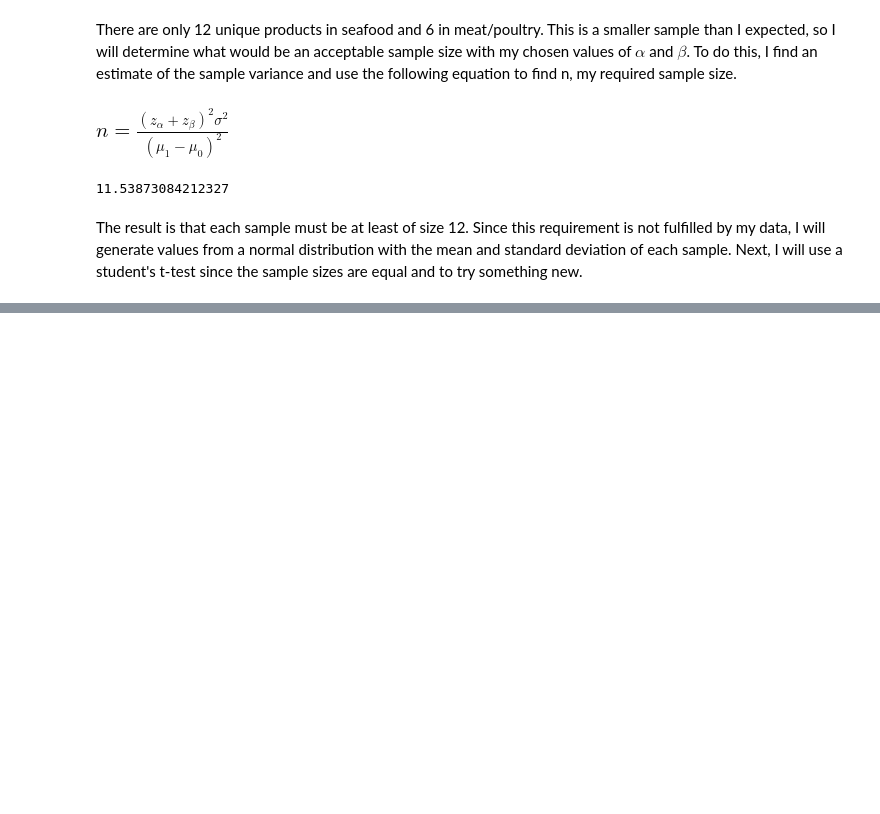
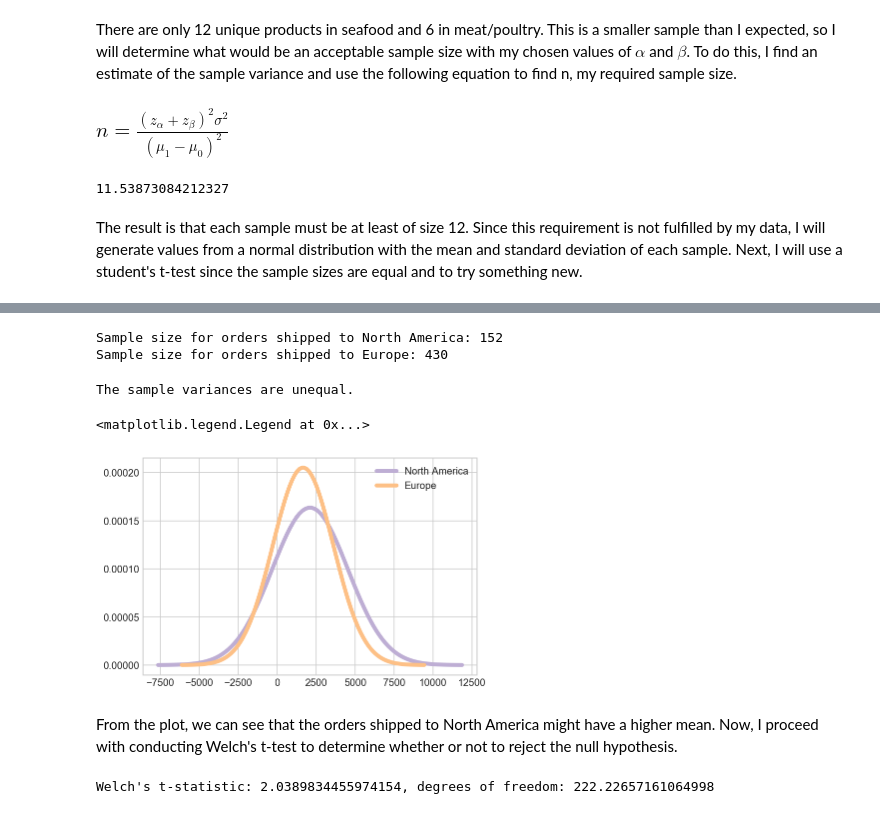
Before and after one commit to byeretzian/dsc-2-final-project-online-ds-sp-000, a Jupyter notebook: Module 2 Final Project.ipynb, the cells around one changed output, grey strips where cells are left out. Cells and saved outputs as stored; diff of their text form; code cells hidden in the pictures; blank space fills up the shorter version.

```diff
--- a/Module 2 Final Project.ipynb
+++ b/Module 2 Final Project.ipynb
@@ -523,0 +572,7 @@ View the plot below for a visualization of the p-value
+# %%
+q = """SELECT OrderId, ShipRegion, SUM(UnitPrice*Quantity) Total FROM 'Order' \
+JOIN OrderDetail OD ON 'Order'.Id = OD.OrderId \
+WHERE ShipRegion = 'North America' \
+GROUP BY 'Order'.Id"""
+NA = pd.read_sql_query(q, engine)
+NA.head()
@@ -523,0 +588,7 @@ View the plot below for a visualization of the p-value
+# %%
+q = """SELECT OrderId, ShipRegion, SUM(UnitPrice*Quantity) Total FROM 'Order' \
+JOIN OrderDetail OD ON 'Order'.Id = OD.OrderId \
+WHERE ShipRegion LIKE '%Europe' OR ShipRegion = 'Scandinavia' \
+GROUP BY 'Order'.Id"""
+EU = pd.read_sql_query(q, engine)
+EU.head()
@@ -523,0 +611,44 @@ View the plot below for a visualization of the p-value
+# %%
+print("Sample size for orders shipped to North America: {}".format(NA.shape[0]))
+print("Sample size for orders shipped to Europe: {}".format(EU.shape[0]))
+# %% [output]
+Sample size for orders shipped to North America: 152
+Sample size for orders shipped to Europe: 430
+# %%
+NA_arr = np.array(NA['Total'])
+EU_arr = np.array(EU['Total'])
+if variance(NA_arr) == variance(EU_arr):
+    print("The sample variances are equal.")
+else:
+    print("The sample variances are unequal.")
+# %% [output]
+The sample variances are unequal.
+# %%
+NA_mean = np.mean(NA_arr)
+NA_std = np.std(NA_arr)
+NA_dist = stats.norm(NA_mean, NA_std)
+
+EU_mean = np.mean(EU_arr)
+EU_std = np.std(EU_arr)
+EU_dist = stats.norm(EU_mean, EU_std)
+# %%
+# control
+xs, ys = evaluate_PDF(NA_dist)
+plt.plot(xs, ys, label='North America', linewidth=4, color='#beaed4')
+
+# experimental
+xs, ys = evaluate_PDF(EU_dist)
+plt.plot(xs, ys, label='Europe', linewidth=4, color='#fdc086')
+plt.legend()
+# %% [output]
+<matplotlib.legend.Legend at 0x...>
+[figure, added]
+# %% [markdown]
+From the plot, we can see that the orders shipped to North America might have a higher mean. Now, I proceed with conducting Welch's t-test to determine whether or not to reject the null hypothesis.
+# %%
+t_statistic = welch_t(NA_arr, EU_arr)
+t_df = welch_df(NA_arr, EU_arr)
+
+print("Welch's t-statistic: {}, degrees of freedom: {}".format(t_statistic, t_df))
+# %% [output]
+Welch's t-statistic: 2.0389834455974154, degrees of freedom: 222.22657161064998
```
Also changed, not shown: parts of 40 cells of this notebook, 2 other files.
